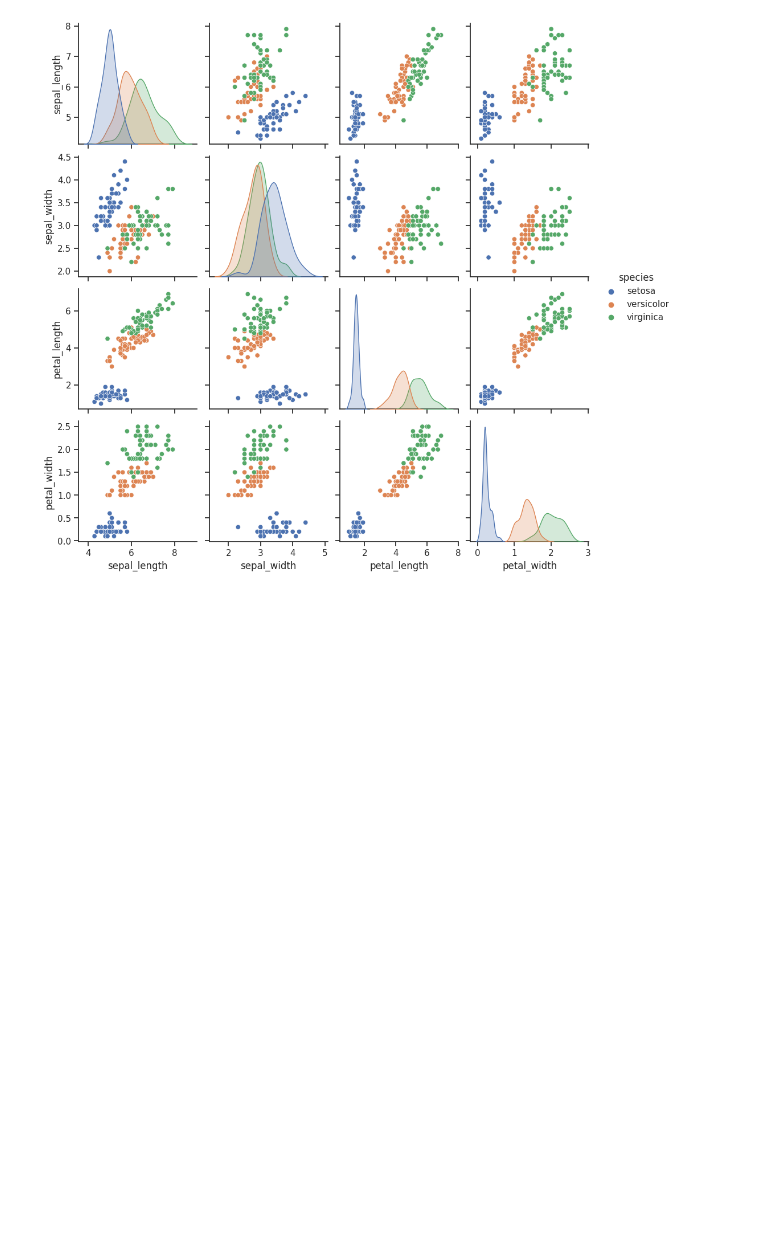
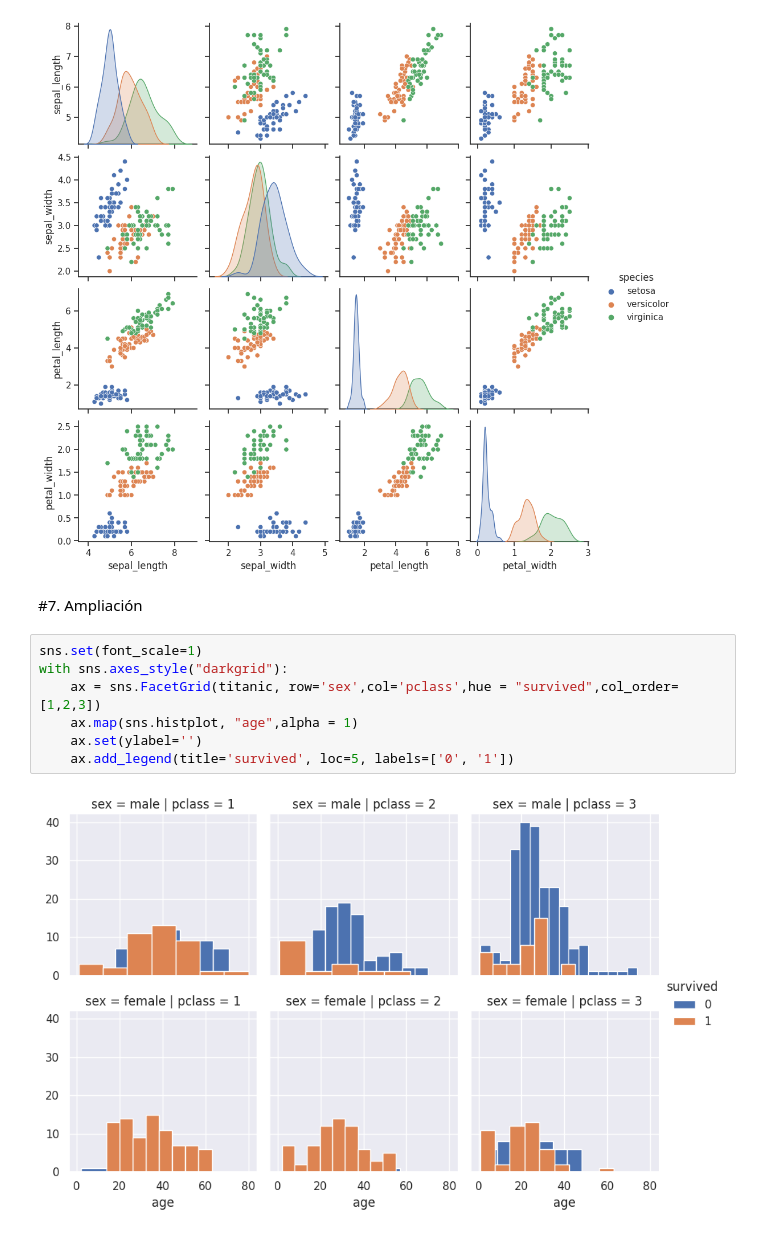
Before and after one commit to saulp132/08MBID---Visualizacion-de-Datos, a Jupyter notebook: Visualización_AG3.ipynb, the cells around one changed output. Drawn from its saved outputs; the diff is of its cells as text; blank space fills up the shorter version.

```diff
--- a/Visualización_AG3.ipynb
+++ b/Visualización_AG3.ipynb
@@ -187,3 +187,14 @@ sns.pairplot(df, hue="species")
 # %% [output]
 <seaborn.axisgrid.PairGrid at 0x...>
 [figure]
+# %% [markdown]
+#7. Ampliación
+# %%
+sns.set(font_scale=1)
+with sns.axes_style("darkgrid"):
+    ax = sns.FacetGrid(titanic, row='sex',col='pclass',hue = "survived",col_order=[1,2,3])
+    ax.map(sns.histplot, "age",alpha = 1)
+    ax.set(ylabel='')
+    ax.add_legend(title='survived', loc=5, labels=['0', '1'])
+# %% [output]
+[figure, added]
```
